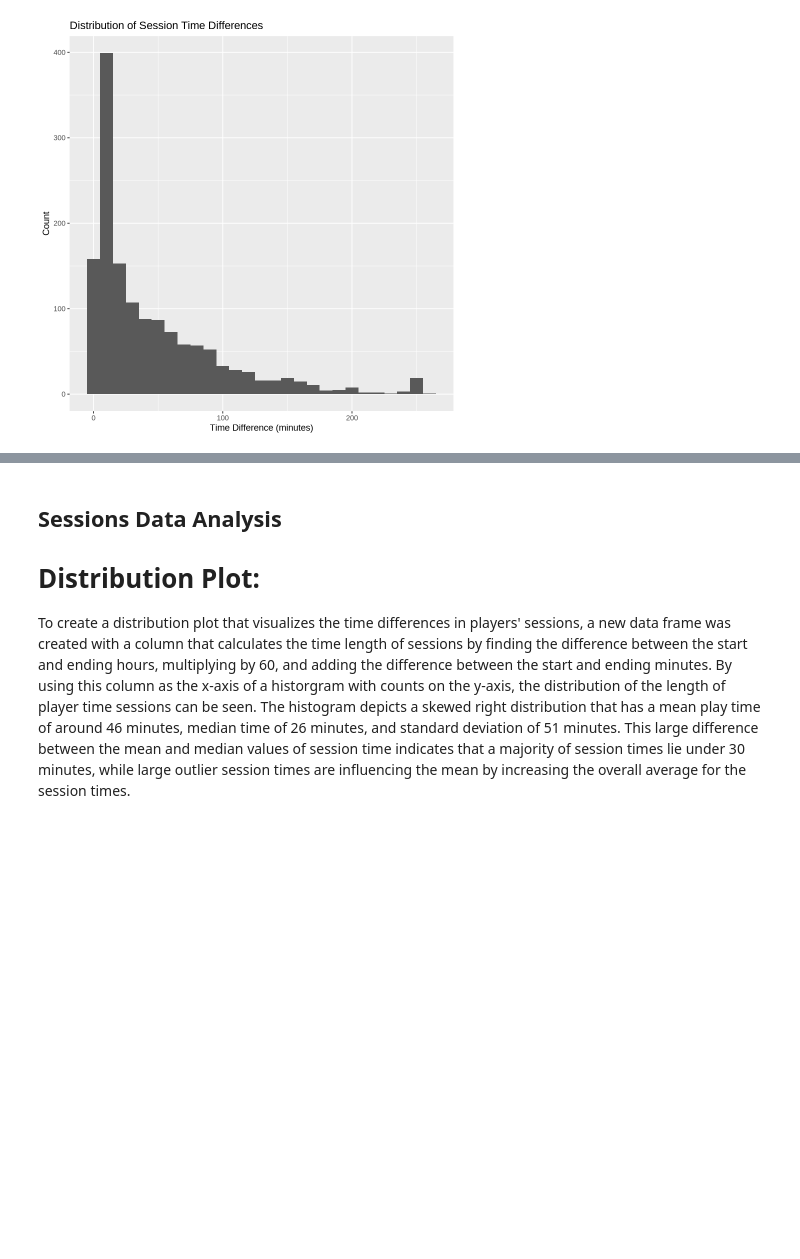
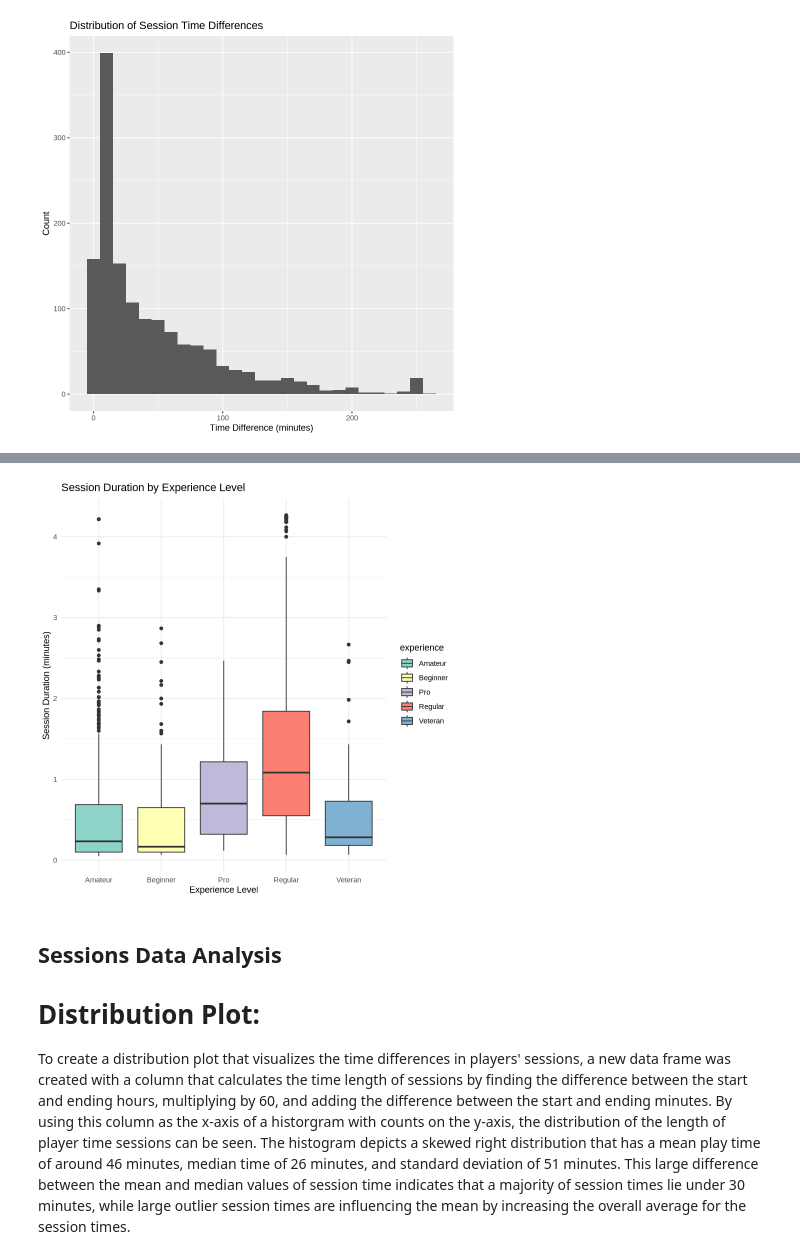
Before and after one commit to Bumblet3a/DSCi-Final, a Jupyter notebook: Project group.ipynb, the cells around one changed output, grey strips where cells are left out. Cells and saved outputs as stored; diff of their text form; code cells hidden in the pictures; blank space fills up the shorter version.

```diff
--- a/Project group.ipynb
+++ b/Project group.ipynb
@@ -306,3 +374,21 @@ A tibble: 1 × 3
+# %%
+sessions_time_diff |>
+  filter(time_diff > 0, time_diff < 300) |>
+  left_join(players, by = "hashedEmail") |>
+  ggplot(aes(x = experience, y = time_diff, fill = experience)) +
+  geom_boxplot() +
+  labs(
+    title = "Session Duration by Experience Level",
+    x = "Experience Level",
+    y = "Session Duration (minutes)"
+  ) +
+  theme_minimal() +
+  scale_fill_brewer(palette = "Set3")
+#bar plot helps focus on usual lengths without focusing on outliers, so more relevant comparisions between experience levels
+#colours just for clarity
+#differences between experiences answer whether subscription status predicts whether a player has high engagement.
+# %% [output]
+[figure, added]
 # %% [markdown]
 ## Sessions Data Analysis
 
```
Also changed, not shown: parts of 13 cells of this notebook, 2 other files.
